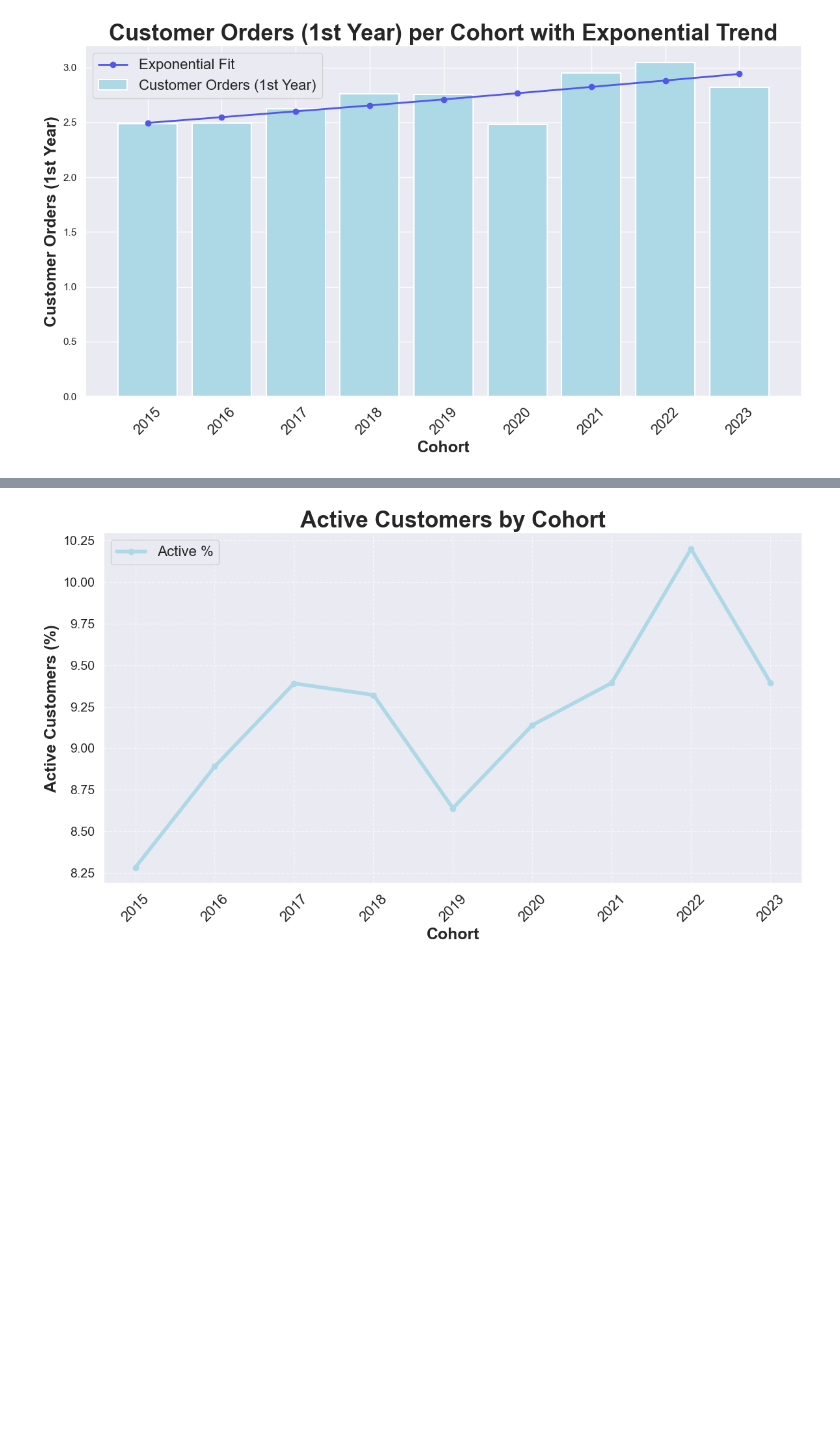
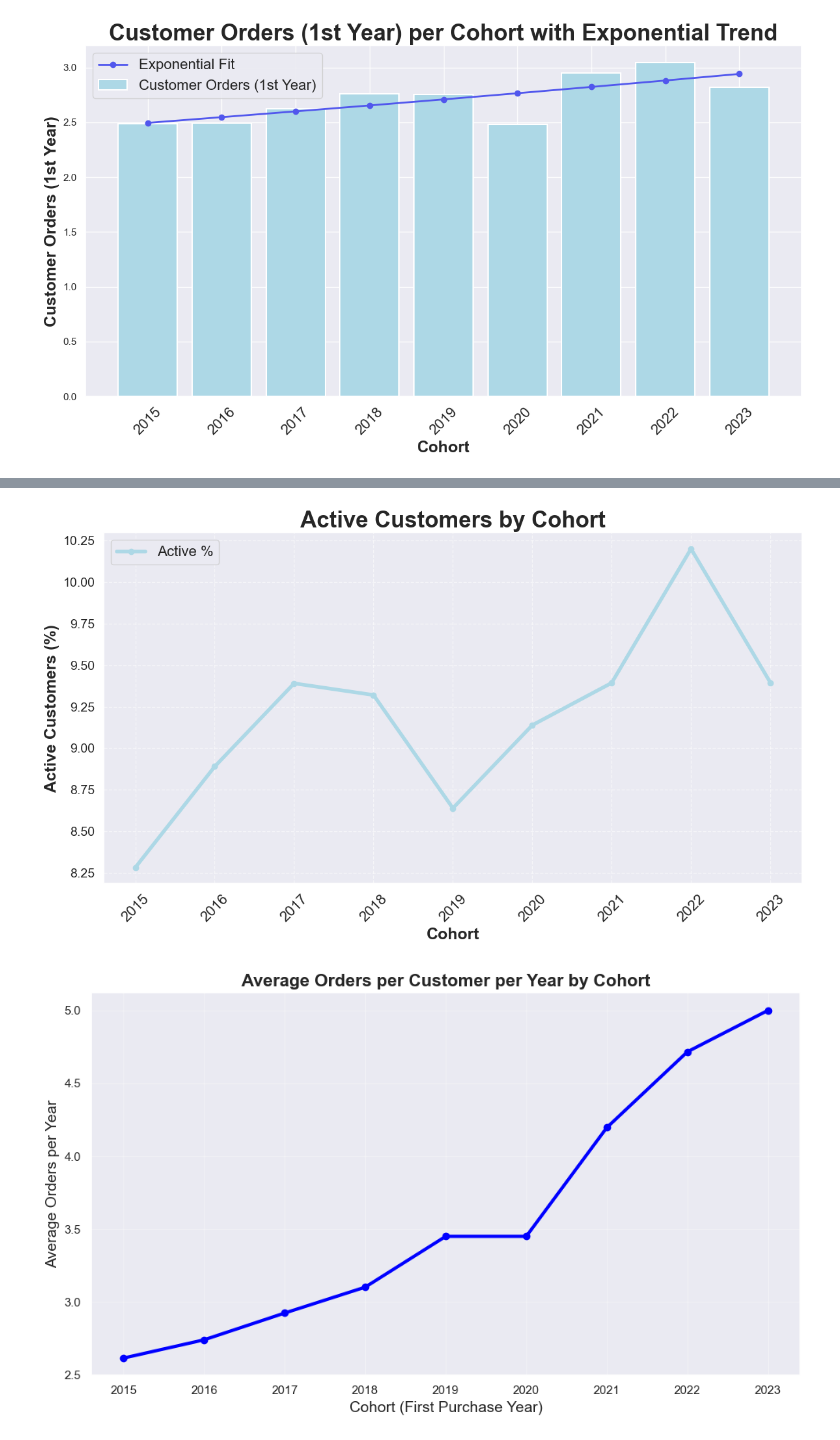
Before and after one commit to Thomas2639472/int_sql_proj, a Jupyter notebook: Scripts/graph_generation.ipynb, the cells around one changed output, grey strips where cells are left out. Saved outputs shown, nothing was run; the diff lists cells and outputs as text; code cells hidden in the pictures; blank space fills up the shorter version.

```diff
--- a/Scripts/graph_generation.ipynb
+++ b/Scripts/graph_generation.ipynb
@@ -246,30 +246,68 @@ plt.title("Customer Status by Cohort (100% Stacked)", fontweight="bold", fontsiz
 plt.legend(fontsize=16)
 plt.tight_layout()
 plt.show()
 
 # Extract only Active %
 active_df = df[df["customer_status"] == "Active"]
 
 plt.figure(figsize=(12, 7))
 plt.plot(
     active_df["cohort"],
     active_df["status_percentage"],
     marker="o",
     color="lightblue",
     linewidth=4,
     label="Active %"
 )
 
 # Formatting
 plt.xticks(active_df["cohort"], rotation=45, fontsize=16)
 plt.yticks(fontsize=14)
 plt.ylabel("Active Customers (%)", fontweight="bold", fontsize=18)
 plt.xlabel("Cohort", fontweight="bold", fontsize=18)
 plt.title("Active Customers by Cohort", fontweight="bold", fontsize=25)
 plt.legend(fontsize=16)
 plt.grid(True, linestyle="--", alpha=0.6)
 plt.tight_layout()
 plt.show()
+
+
+
+
+# Data (avg orders per year by cohort)
+cohorts = [2015, 2016, 2017, 2018, 2019, 2020, 2021, 2022, 2023]
+avg_orders_per_year = [
+    2.613710943813393,
+    2.7391372751650054,
+    2.922930660696589,
+    3.1008043357392046,
+    3.4495882171062577,
+    3.449636966045663,
+    4.196744180441901,
+    4.716991834309653,
+    5.001172379803816
+]
+
+# Line graph (same style as Active % chart you shared)
+plt.figure(figsize=(10, 6))
+plt.plot(
+    cohorts,
+    avg_orders_per_year,
+    marker="o",
+    linestyle="-",
+    color="blue",
+    linewidth=3
+)
+
+# Labels and formatting
+plt.title("Average Orders per Customer per Year by Cohort", fontsize=16, fontweight="bold")
+plt.xlabel("Cohort (First Purchase Year)", fontsize=14)
+plt.ylabel("Average Orders per Year", fontsize=14)
+plt.xticks(cohorts)
+plt.grid(alpha=0.3)
+plt.tight_layout()
+plt.show()
 # %% [output]
 [figure]
 [figure]
+[figure, added]
```
Also changed, not shown: 4 other files.
